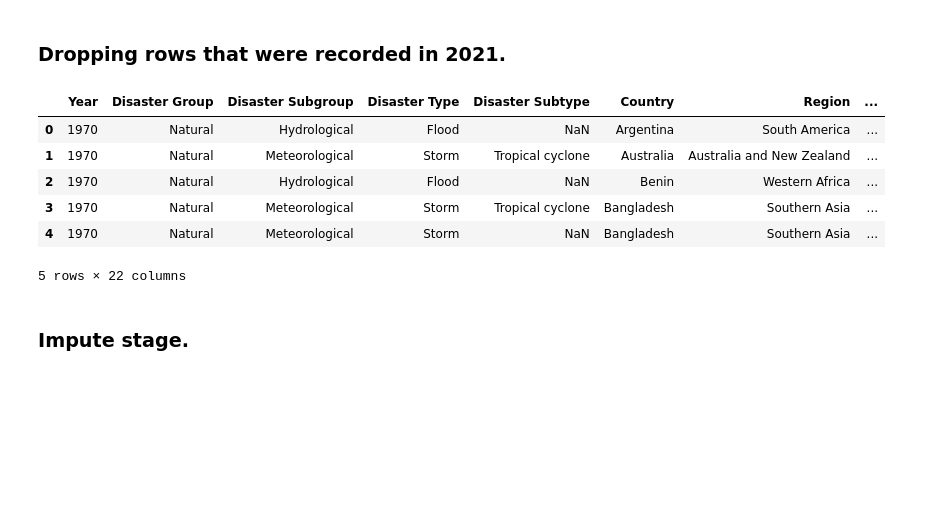
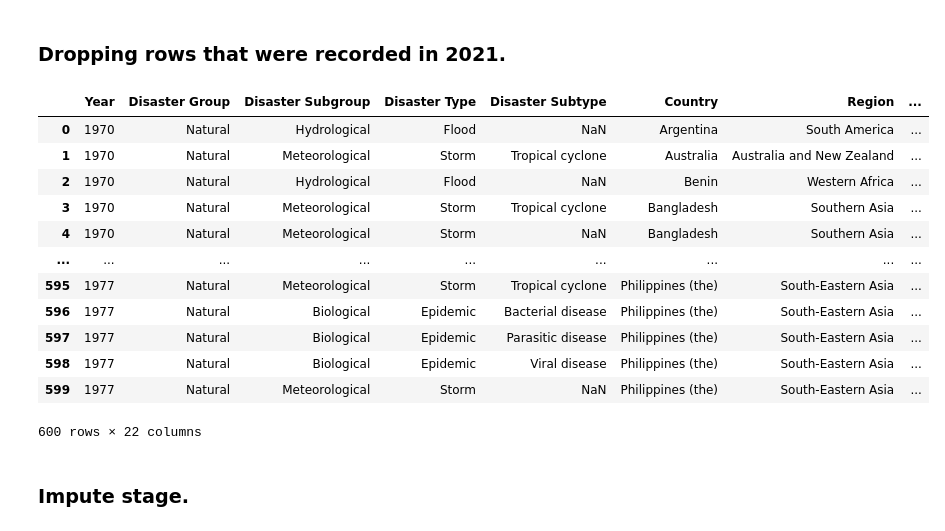
Before and after one commit to veronicakwon/natural_disasters, a Jupyter notebook: notebooks/02_clean.ipynb, the cells around one changed output. Cells and saved outputs as stored; diff of their text form; code cells hidden in the pictures; blank space fills up the shorter version.

```diff
--- a/notebooks/02_clean.ipynb
+++ b/notebooks/02_clean.ipynb
@@ -31,15 +31,21 @@ df = df.drop(columns=['Dis No', 'Seq', 'Glide', 'Disaster Subsubtype', 'Event Na
 # %%
 df = df[df['Year'] <= 2020]
 # %%
-df.head()
+df.head(n=600)
 # %% [output]
 |  | Year | Disaster Group | Disaster Subgroup | Disaster Type | Disaster Subtype | Country | Region | ... |
 | 0 | 1970 | Natural | Hydrological | Flood | NaN | Argentina | South America | ... |
 | 1 | 1970 | Natural | Meteorological | Storm | Tropical cyclone | Australia | Australia and New Zealand | ... |
 | 2 | 1970 | Natural | Hydrological | Flood | NaN | Benin | Western Africa | ... |
 | 3 | 1970 | Natural | Meteorological | Storm | Tropical cyclone | Bangladesh | Southern Asia | ... |
 | 4 | 1970 | Natural | Meteorological | Storm | NaN | Bangladesh | Southern Asia | ... |
+| ... | ... | ... | ... | ... | ... | ... | ... | ... |
+| 595 | 1977 | Natural | Meteorological | Storm | Tropical cyclone | Philippines (the) | South-Eastern Asia | ... |
+| 596 | 1977 | Natural | Biological | Epidemic | Bacterial disease | Philippines (the) | South-Eastern Asia | ... |
+| 597 | 1977 | Natural | Biological | Epidemic | Parasitic disease | Philippines (the) | South-Eastern Asia | ... |
+| 598 | 1977 | Natural | Biological | Epidemic | Viral disease | Philippines (the) | South-Eastern Asia | ... |
+| 599 | 1977 | Natural | Meteorological | Storm | NaN | Philippines (the) | South-Eastern Asia | ... |
-5 rows × 22 columns
+600 rows × 22 columns
 # %% [markdown]
 ### Impute stage.
 # %%
```
Also changed, not shown: parts of 8 cells of this notebook, 4 other files.
